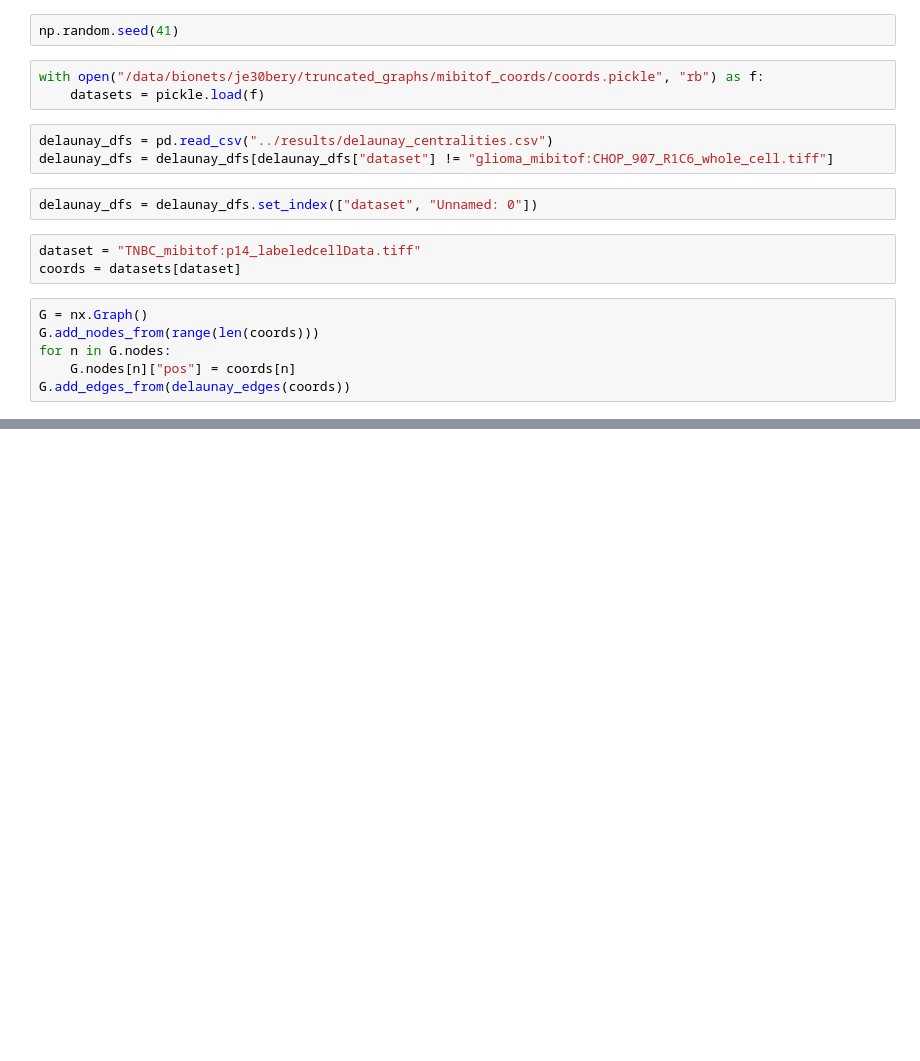
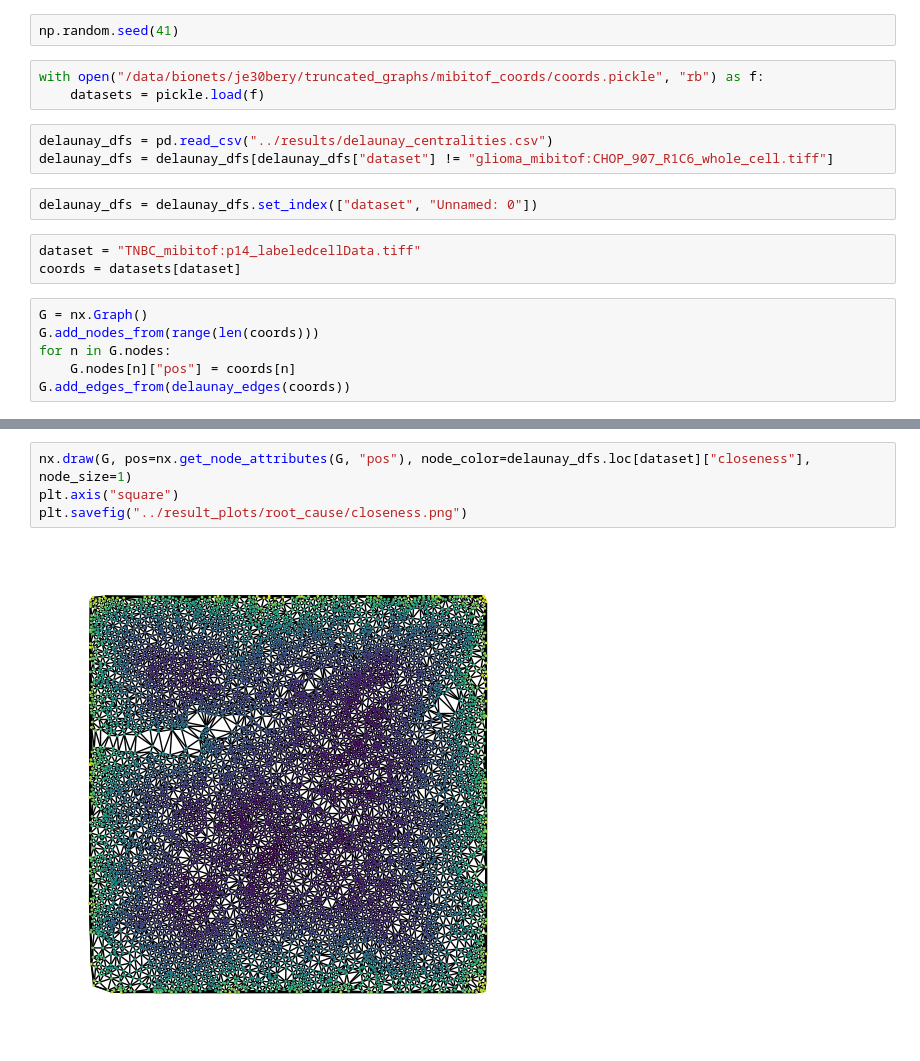
Before and after one commit to uderhardtlab/truncated_graphs, a Jupyter notebook: notebooks/1_del_centralities_example.ipynb, the cells around one changed output, grey strips where cells are left out. Drawn from its saved outputs; the diff is of its cells as text; blank space fills up the shorter version.

```diff
--- a/notebooks/1_del_centralities_example.ipynb
+++ b/notebooks/1_del_centralities_example.ipynb
@@ -71 +57,7 @@ plt.legend()
+# %%
+nx.draw(G, pos=nx.get_node_attributes(G, "pos"), node_color=delaunay_dfs.loc[dataset]["closeness"], node_size=1)
+plt.axis("square")
+plt.savefig("../result_plots/root_cause/closeness.png")
+# %% [output]
+[figure, added]
 # %%
```
Also changed, not shown: parts of 6 cells of this notebook, 9 other files.
